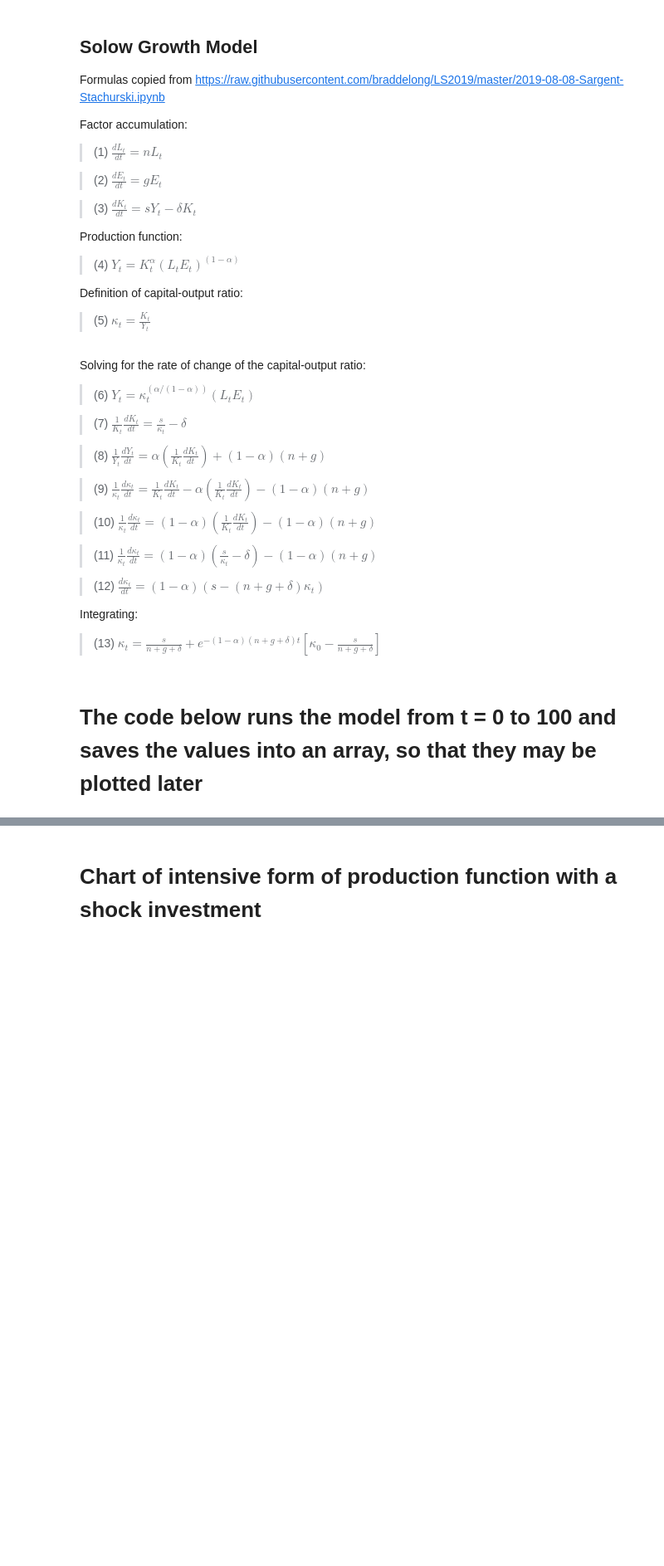
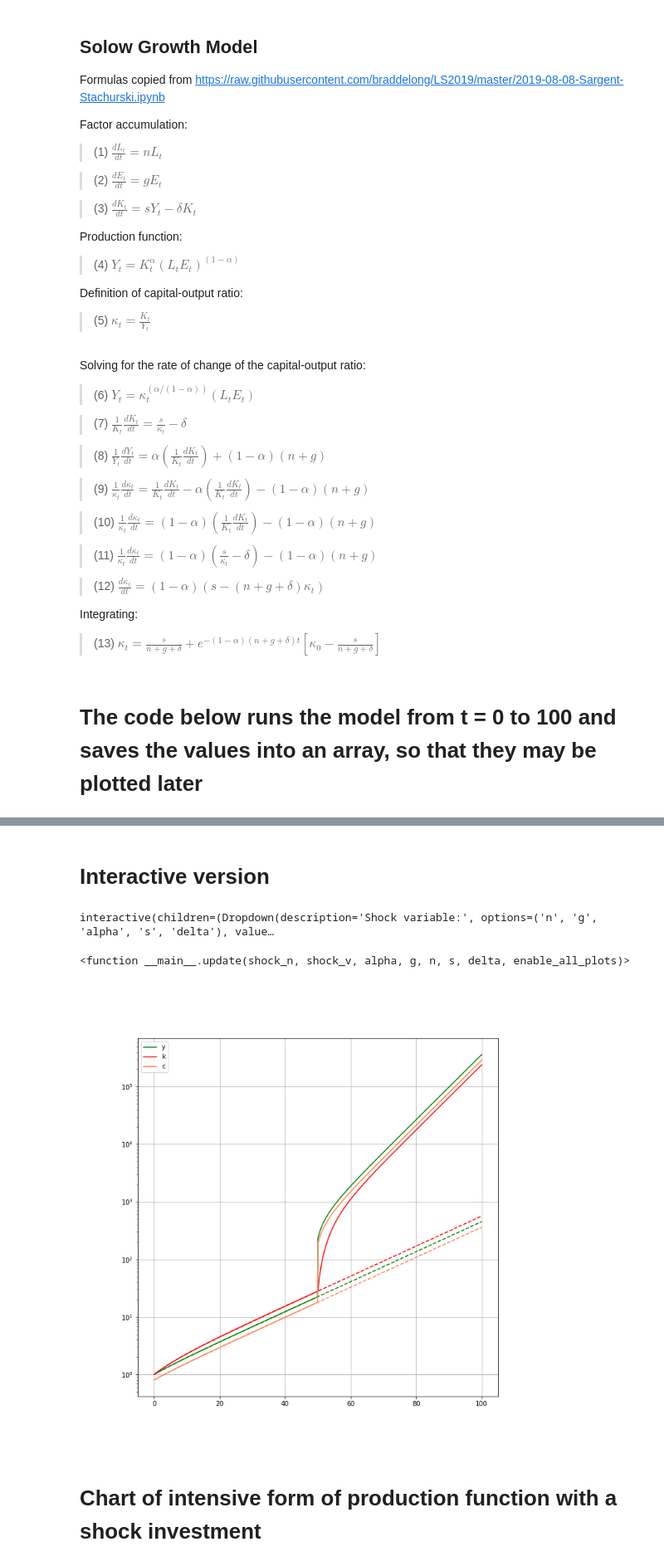
Before and after one commit to deodoro/macro_models, a Jupyter notebook: solow.ipynb, the cells around one changed output, grey strips where cells are left out. Shown at 83% size. Saved outputs shown, nothing was run; the diff lists cells and outputs as text; code cells hidden in the pictures; blank space fills up the shorter version.

```diff
--- a/solow.ipynb
+++ b/solow.ipynb
@@ -200,3 +207,54 @@ plt.show()
+# %% [markdown]
+# Interactive version
+# %%
+import matplotlib.pyplot as plt
+from ipywidgets import interact, interactive, fixed, interact_manual
+import ipywidgets as widgets
+
+BASE = 1
+
+def update(shock_n, shock_v, alpha, g, n, s, delta, enable_all_plots):
+
+    values_new = gen_values(alpha, g=g, n=n, s=s, delta=delta, BASE=BASE)
+    values = gen_values(alpha, g=g, n=n, s=s, delta=delta, BASE=BASE, shock={'time': 50, shock_n: shock_v})
+
+    plt.clf()
+    plt.yscale('log')
+
+    # Plotting charts without shocks (original reference, dashed lines)
+    plt.plot(values_new['t'], values_new['y'], linestyle='--', color='green')
+    plt.plot(values_new['t'], values_new['k'], linestyle='--', color='red')
+
+    plt.plot(values['t'], values['y'], label='y', color='green')
+    plt.plot(values['t'], values['k'], label='k', color='red')
+
+    plt.plot(values_new['t'], [i[0] - i[1] for i in zip(values_new['y'], values_new['investment'])], linestyle='--', color='coral')
+    plt.plot(values['t'], [i[0] - i[1] for i in zip(values['y'], values['investment'])], label='c', color='coral')
+
+    if enable_all_plots:
+        plt.plot(values_new['t'], values_new['investment'], linestyle='--', color='blue')
+        plt.plot(values_new['t'], values_new['breakeven'], linestyle='--', color='orange')
+
+        plt.plot(values['t'], values['investment'], label='s * Y(t)', color='blue')
+        plt.plot(values['t'], values['breakeven'], label='k * (n + g + delta)', color='orange')
+    plt.grid()
+    plt.legend()
+    return None
+
+fig, _axs = plt.subplots(1, 1, figsize=(10, 10))
+interact(update,
+         shock_n=widgets.Dropdown(options=['n', 'g', 'alpha', 's', 'delta'], description='Shock variable:'),
+         shock_v=widgets.FloatSlider(min=0, max=1, step=.005, value=.1, description='Shock value:'),
+         alpha=widgets.FloatSlider(min=0, max=1, step=.01, value=1/3, description=' Alpha:'),
+         g=widgets.FloatSlider(min=0, max=1, step=.005, value=.03, description='Growth rate (g):'),
+         n=widgets.FloatSlider(min=0, max=1, step=.005, value=.03, description='Population growth rate (n):'),
+         s=widgets.FloatSlider(min=0, max=1, step=.005, value=.2, description='Saving rate (s):'),
+         delta=widgets.FloatSlider(min=0, max=1, step=.005, value=.04, description='Depreciation rate (delta):'),
+         enable_all_plots=widgets.Checkbox(value=False, description='Enable all plots'))
+# %% [output]
+interactive(children=(Dropdown(description='Shock variable:', options=('n', 'g', 'alpha', 's', 'delta'), value…
+<function __main__.update(shock_n, shock_v, alpha, g, n, s, delta, enable_all_plots)>
+[figure, added]
 # %% [markdown]
 # Chart of intensive form of production function with a shock investment
 # %%
```
Also changed, not shown: parts of 4 cells of this notebook.
